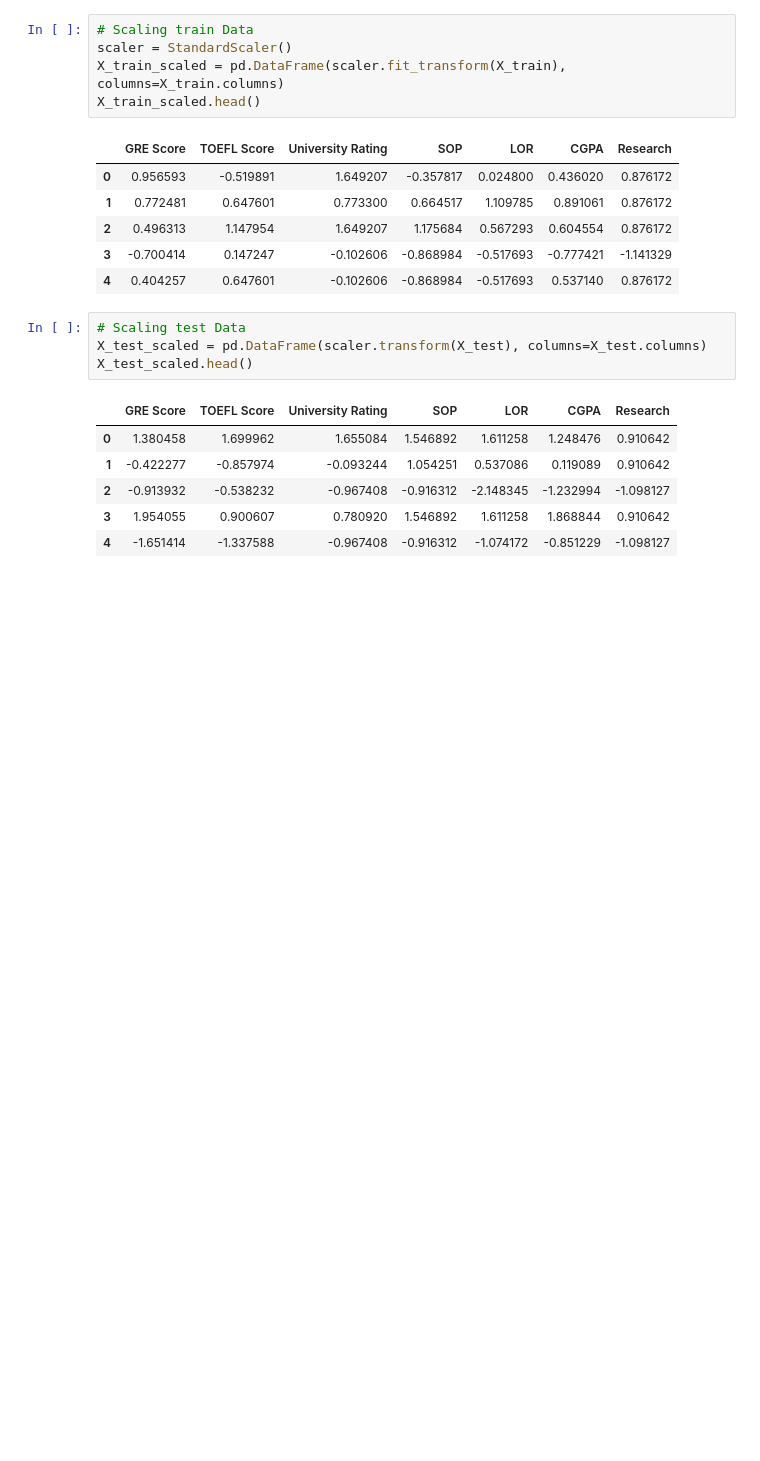
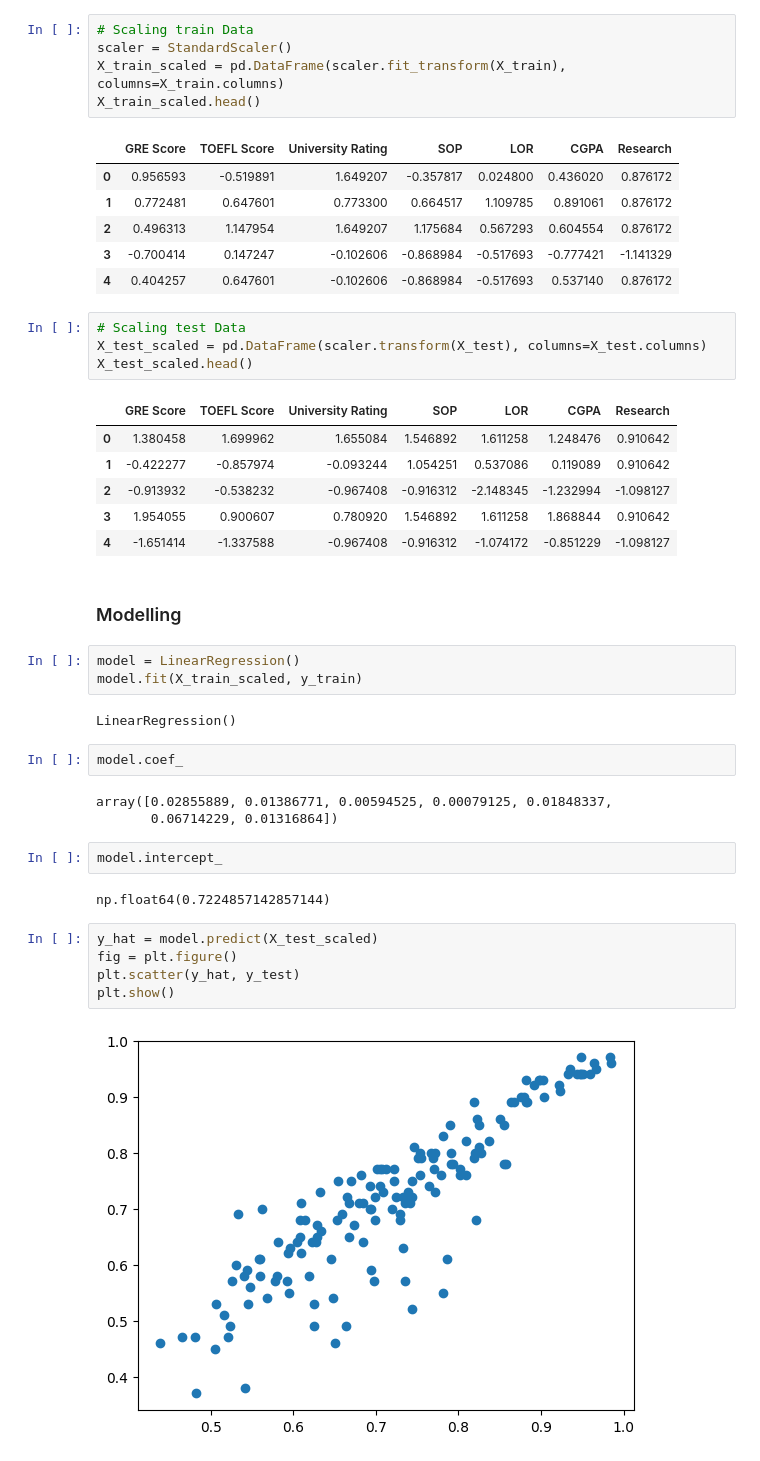
Before and after one commit to Aravind-91/JamboreeEducation--LinearRegression, a Jupyter notebook: JambooreEducation.ipynb, the cells around one changed output. Saved outputs shown, nothing was run; the diff lists cells and outputs as text; blank space fills up the shorter version.

Commit message:
Modelling Started

```diff
--- a/JambooreEducation.ipynb
+++ b/JambooreEducation.ipynb
@@ -377,3 +377,26 @@ X_test_scaled.head()
 | 2 | -0.913932 | -0.538232 | -0.967408 | -0.916312 | -2.148345 | -1.232994 | -1.098127 |
 | 3 | 1.954055 | 0.900607 | 0.780920 | 1.546892 | 1.611258 | 1.868844 | 0.910642 |
 | 4 | -1.651414 | -1.337588 | -0.967408 | -0.916312 | -1.074172 | -0.851229 | -1.098127 |
+# %% [markdown]
+### Modelling
+# %%
+model = LinearRegression()
+model.fit(X_train_scaled, y_train)
+# %% [output]
+LinearRegression()
+# %%
+model.coef_
+# %% [output]
+array([0.02855889, 0.01386771, 0.00594525, 0.00079125, 0.01848337,
+       0.06714229, 0.01316864])
+# %%
+model.intercept_
+# %% [output]
+np.float64(0.7224857142857144)
+# %%
+y_hat = model.predict(X_test_scaled)
+fig = plt.figure()
+plt.scatter(y_hat, y_test)
+plt.show()
+# %% [output]
+[figure, added]
```
